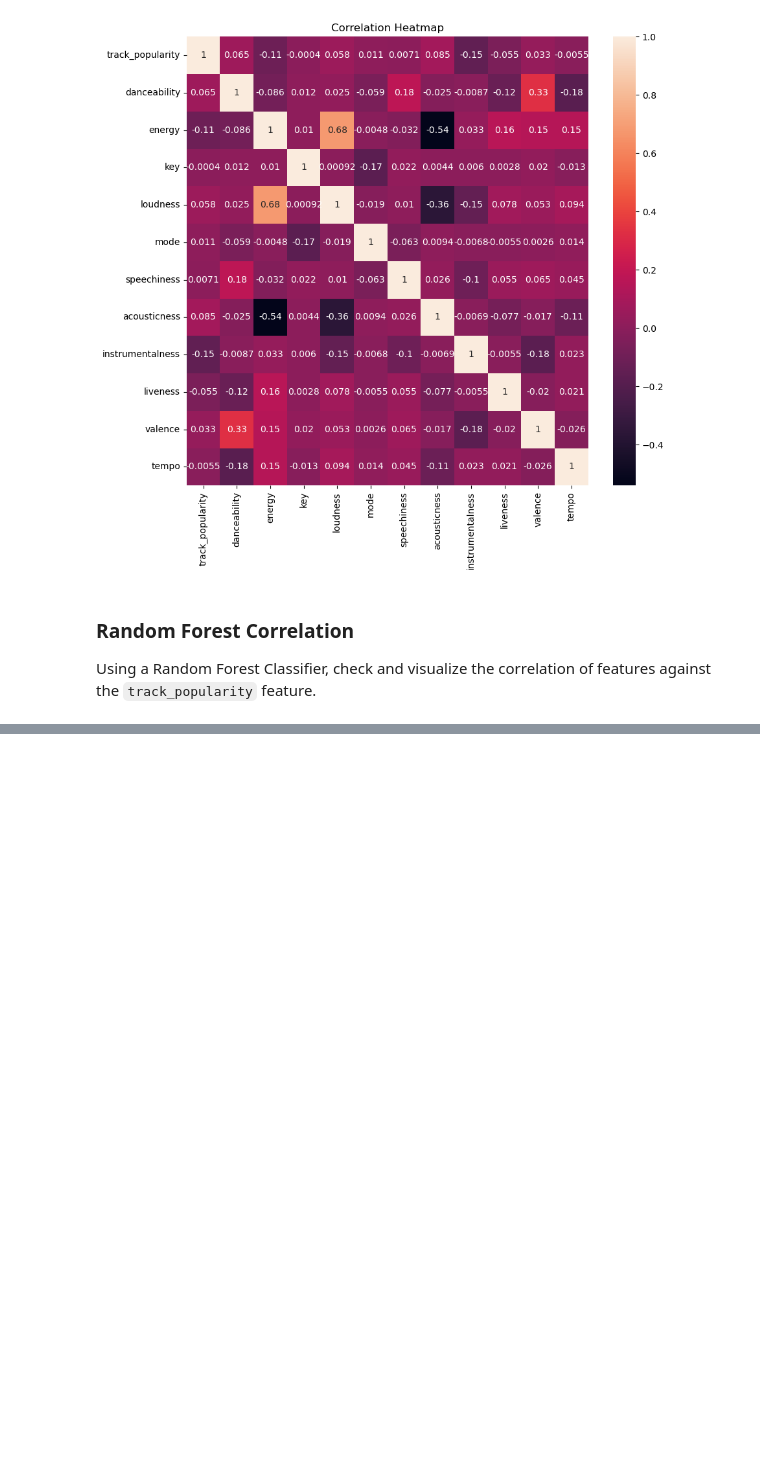
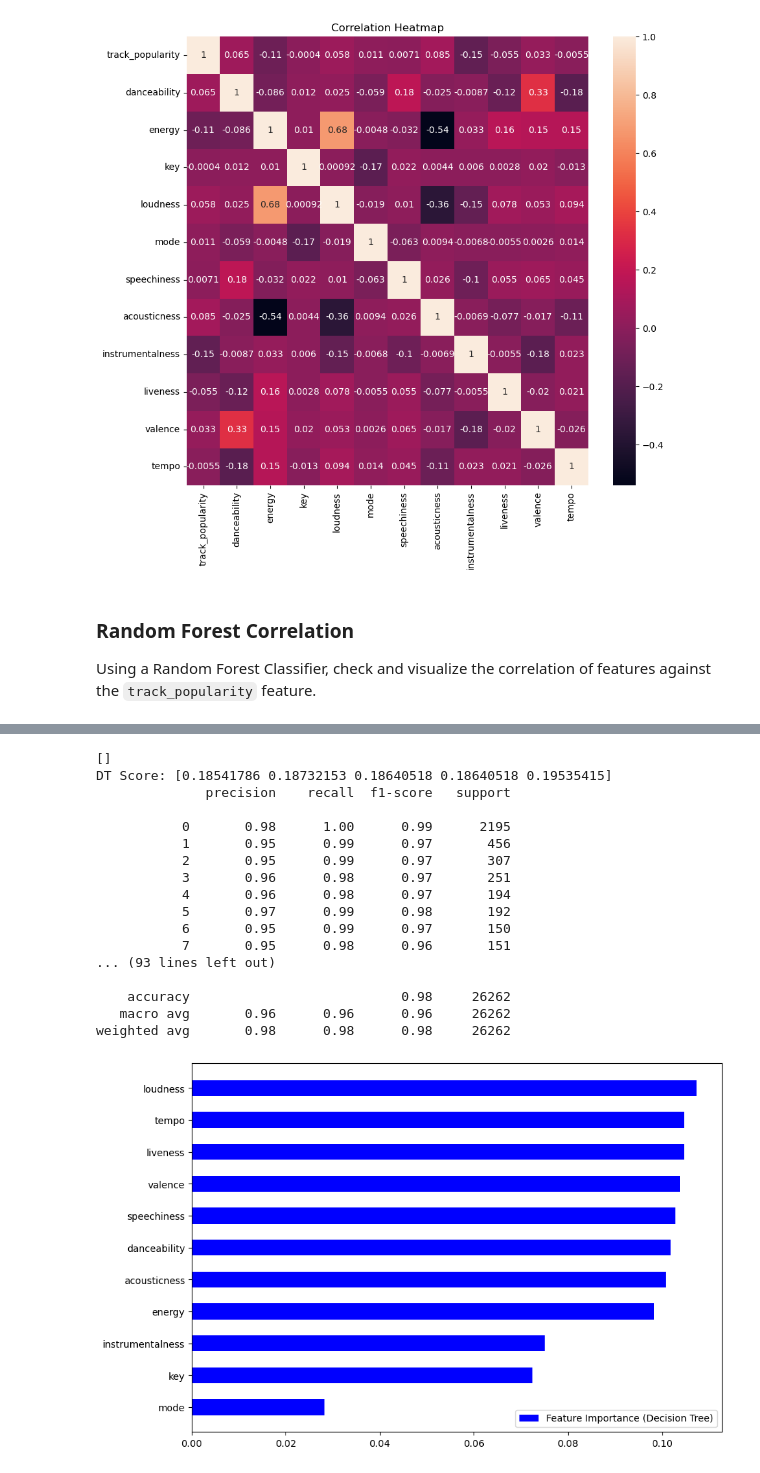
Before and after one commit to Virus5600/CCMACLRL_FINAL_PROJECT_COM222ML, a Jupyter notebook: main.ipynb, the cells around one changed output, grey strips where cells are left out. Saved outputs shown, nothing was run; the diff lists cells and outputs as text; code cells hidden in the pictures; blank space fills up the shorter version.

```diff
--- a/main.ipynb
+++ b/main.ipynb
@@ -435,0 +516,32 @@ axRF.set(yticks = indexRF, yticklabels = featureFrameRF.index)
+# %%
+dtTrain, dtTest = splitData(trainDf, 'track_popularity', scaler = StandardScaler())
+
+featureFrameDT = selectFeatures(dtTrain['x'], dtTrain['y'], indexes, useRF = False)
+featureFrameDT.sort_values(by = 'dt', ascending = True, inplace = True)
+
+indexDT = np.arange(len(featureFrameDT))
+figDT, axDT = plt.subplots(figsize = (10, 7))
+selectedFeaturesDT = axDT.barh(indexDT, featureFrameDT['dt'], 0.5, color = 'blue', label = 'Feature Importance (Decision Tree)')
+axDT.set(yticks = indexDT, yticklabels = featureFrameDT.index)
+
+axDT.legend()
+plt.show()
+# %% [output]
+[]
+DT Score: [0.18541786 0.18732153 0.18640518 0.18640518 0.19535415]
+              precision    recall  f1-score   support
+
+           0       0.98      1.00      0.99      2195
+           1       0.95      0.99      0.97       456
+           2       0.95      0.99      0.97       307
+           3       0.96      0.98      0.97       251
+           4       0.96      0.98      0.97       194
+           5       0.97      0.99      0.98       192
+           6       0.95      0.99      0.97       150
+           7       0.95      0.98      0.96       151
+... (93 lines left out)
+
+    accuracy                           0.98     26262
+   macro avg       0.96      0.96      0.96     26262
+weighted avg       0.98      0.98      0.98     26262
+[figure, added]
```
Also changed, not shown: parts of 16 cells of this notebook.
